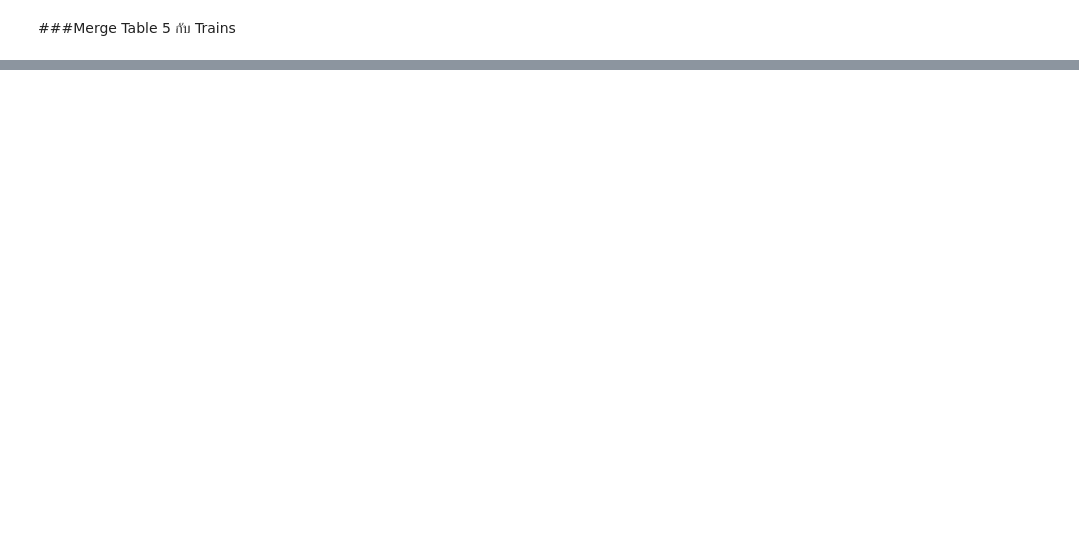
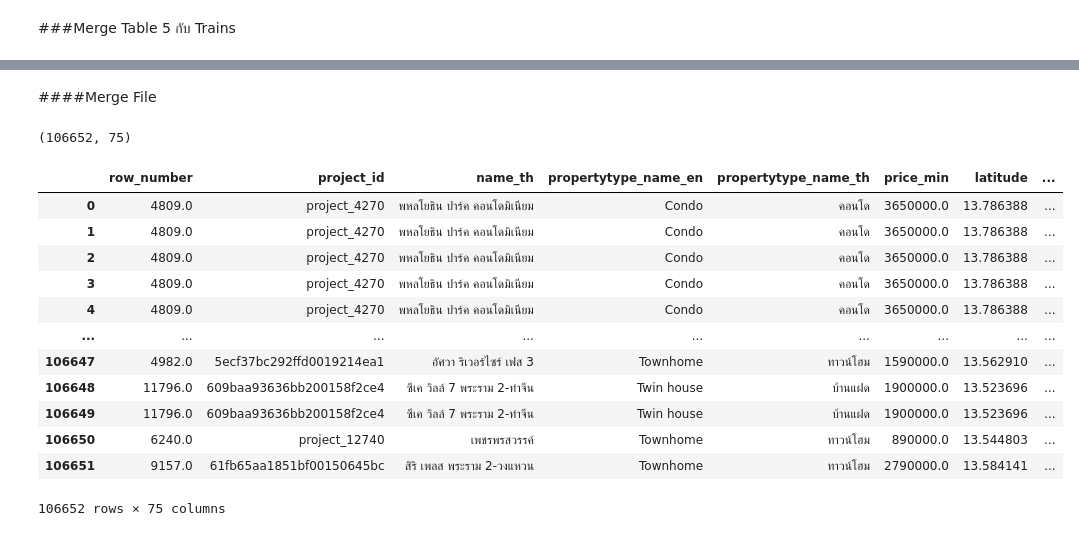
Before and after one commit to Kanchanasud/BasicProg_Dataviz65, a Jupyter notebook: Part1_Clean_Data.ipynb, the cells around one changed output, grey strips where cells are left out. Saved outputs shown, nothing was run; the diff lists cells and outputs as text; code cells hidden in the pictures; blank space fills up the shorter version.

Commit message:
Project (ปลายภาค กลุ่ม 10)

```diff
--- a/Part1_Clean_Data.ipynb
+++ b/Part1_Clean_Data.ipynb
@@ -1497,0 +1682,2 @@ NameError: ignored
+# %%
+table_merge7 = table_merge7.fillna(0)
@@ -1497,0 +1709,4 @@ NameError: ignored
+# %%
+data_trainl_clean = data_trainl_clean[['name', 'area',]]
+# %%
+data_trainl_clean.rename(columns={'name': 'line_th'}, inplace=True);
@@ -1497,0 +1738,23 @@ NameError: ignored
+# %% [markdown]
+####Merge File
+# %%
+table_merge8 = table_merge7.merge(data_trainl_clean, how ='left', left_on=['line_th'], right_on=['line_th'])
+table_merge8.shape
+# %% [output]
+(106652, 75)
+# %%
+table_merge8
+# %% [output]
+|  | row_number | project_id | name_th | propertytype_name_en | propertytype_name_th | price_min | latitude | ... |
+| 0 | 4809.0 | project_4270 | พหลโยธิน ปาร์ค คอนโดมิเนียม | Condo | คอนโด | 3650000.0 | 13.786388 | ... |
+| 1 | 4809.0 | project_4270 | พหลโยธิน ปาร์ค คอนโดมิเนียม | Condo | คอนโด | 3650000.0 | 13.786388 | ... |
+| 2 | 4809.0 | project_4270 | พหลโยธิน ปาร์ค คอนโดมิเนียม | Condo | คอนโด | 3650000.0 | 13.786388 | ... |
+| 3 | 4809.0 | project_4270 | พหลโยธิน ปาร์ค คอนโดมิเนียม | Condo | คอนโด | 3650000.0 | 13.786388 | ... |
+| 4 | 4809.0 | project_4270 | พหลโยธิน ปาร์ค คอนโดมิเนียม | Condo | คอนโด | 3650000.0 | 13.786388 | ... |
+| ... | ... | ... | ... | ... | ... | ... | ... | ... |
+| 106647 | 4982.0 | 5ecf37bc292ffd0019214ea1 | อัศวา ริเวอร์ไซร์ เฟส 3 | Townhome | ทาวน์โฮม | 1590000.0 | 13.562910 | ... |
+| 106648 | 11796.0 | 609baa93636bb200158f2ce4 | ซีเค วิลล์ 7 พระราม 2-ท่าจีน | Twin house | บ้านแฝด | 1900000.0 | 13.523696 | ... |
+| 106649 | 11796.0 | 609baa93636bb200158f2ce4 | ซีเค วิลล์ 7 พระราม 2-ท่าจีน | Twin house | บ้านแฝด | 1900000.0 | 13.523696 | ... |
+| 106650 | 6240.0 | project_12740 | เพชรพรสวรรค์ | Townhome | ทาวน์โฮม | 890000.0 | 13.544803 | ... |
+| 106651 | 9157.0 | 61fb65aa1851bf00150645bc | สิริ เพลส พระราม 2-วงแหวน | Townhome | ทาวน์โฮม | 2790000.0 | 13.584141 | ... |
+106652 rows × 75 columns
```
Also changed, not shown: parts of 79 cells of this notebook.
